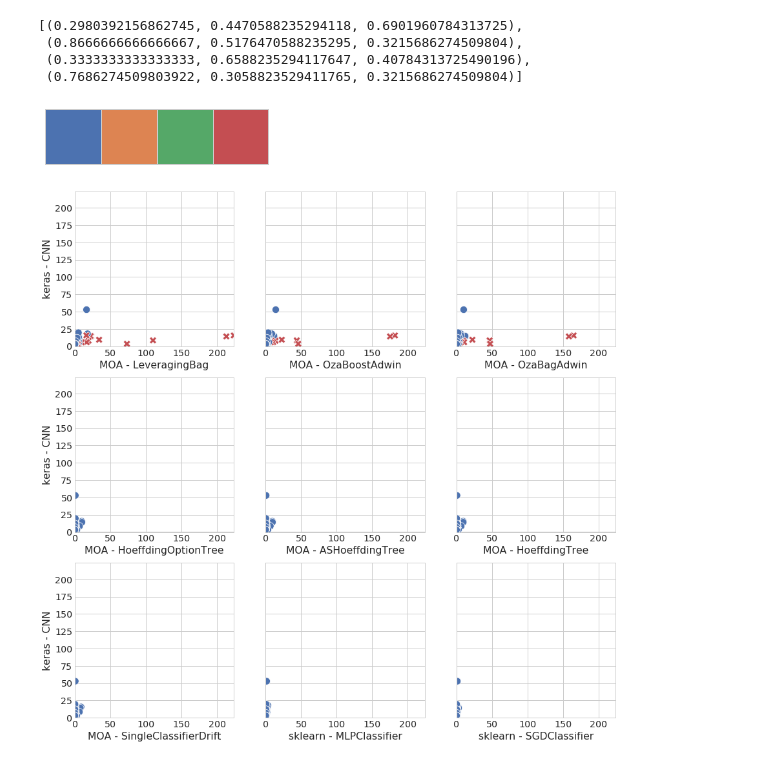
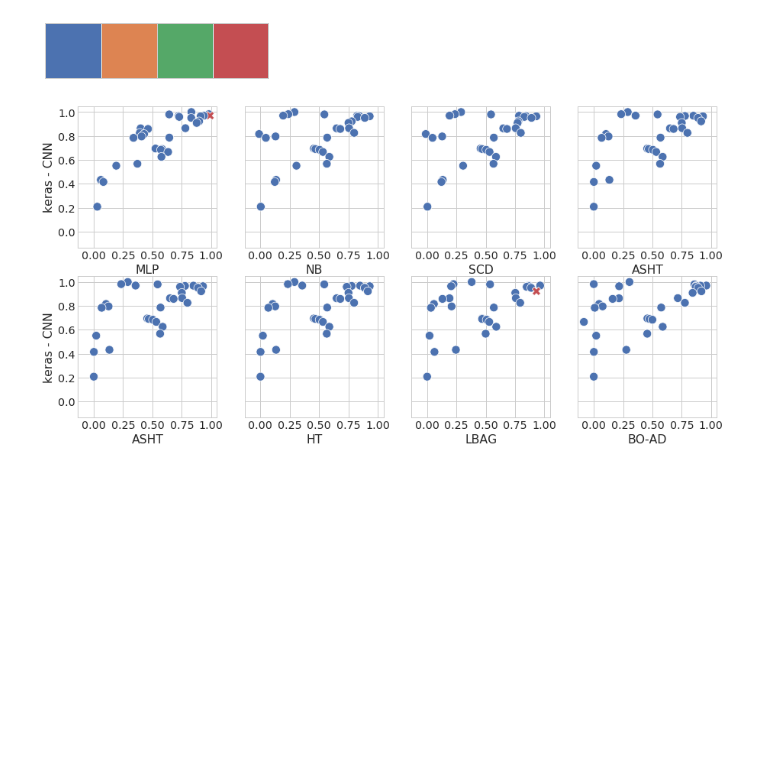
Before and after one commit to pedrolarben/ADLStream, a Jupyter notebook: utils/notebooks/kappa-plots.ipynb, the cells around one changed output. Cells and saved outputs as stored; diff of their text form; code cells hidden in the pictures; blank space fills up the shorter version.

```diff
--- a/utils/notebooks/kappa-plots.ipynb
+++ b/utils/notebooks/kappa-plots.ipynb
@@ -23,17 +22,24 @@ _CLASSIFIER = 'keras_parallel_3_Dilated_Conv'
 
 datasets_to_remove = ['bankmarketingnorm', 'airlinesnorm']
 datasets_to_remove += ['breast', 'carnorm', 'covtype', 'electricity', 'higgs200k', 'kddcup99norm', 'ozone', 'pendigitis', 'pokerhand', 'spambase', 'susy100k']
-classifiers_to_remove = ['keras_3_Dilated_Conv', 'keras_parallel_3_Dilated_Conv']
+classifiers_to_remove = ['keras_3_Dilated_Conv', 'keras_parallel_3_Dilated_Conv', 'MOA_SGD', 'MOA_WeightedMajorityAlgorithm', 'MOA_Perceptron']
 # %%
 # read data
 metrics = pd.read_csv(_METRICS_FILE+'.csv')
 
 # Delete datasets and classifier that we dont want
 metrics = metrics[~metrics.classifier.isin(classifiers_to_remove)]
-metrics = metrics[metrics.classifier.isin(['MOA_ASHoeffdingTree', 'MOA_HoeffdingOptionTree', 'MOA_HoeffdingTree', 'MOA_LeveragingBag', 'MOA_OzaBagAdwin', 'MOA_OzaBoostAdwin', 'MOA_SingleClassifierDrift', 'keras_parallel_3_Dilated_Conv_pooling', 'sklearn_MLPClassifier', 'sklearn_SGDClassifier'])]
 metrics = metrics[~metrics.dataset.isin(datasets_to_remove)]
+metrics = metrics[metrics['instances']>1000]
 
-metrics = metrics[metrics['instances']>1000]
+metrics_table_full = metrics.pivot(index='dataset',columns='classifier')[_METRIC]
+metrics_table_full = metrics_table_full.dropna()
+metrics_table_full = metrics_table_full.reindex(metrics_table_full.mean().sort_values(ascending=False).index, axis=1)
+metrics_table_full = metrics_table_full.sort_values(by=list(metrics_table_full.columns), ascending=False)
+metrics_table_full = metrics_table_full[metrics_table_full.columns[0:]]
+
+metrics = metrics[metrics.classifier.isin(['MOA_ASHoeffdingTree', 'MOA_HoeffdingTree', 'MOA_LeveragingBag', 'MOA_OzaBoostAdwin', 'MOA_SingleClassifierDrift', 'keras_parallel_3_Dilated_Conv_pooling', 'sklearn_MLPClassifier', 'sklearn_SGDClassifier', 'MOA_NaiveBayes'])]
+
 
 print(len(metrics.dataset.unique()), "datasets")
 metrics.sample(10)
@@ -56,7 +68,7 @@ metrics_table = metrics_table.dropna()
 metrics_table = metrics_table.reindex(metrics_table.mean().sort_values(ascending=False).index, axis=1)
 metrics_table = metrics_table.sort_values(by=list(metrics_table.columns), ascending=False)
 metrics_table = metrics_table[metrics_table.columns[0:]]
-limits = (min(metrics_table.min().min()-0.05, -0.1), max(metrics_table.max().max()+0.05, 1.1))
+limits = (min(metrics_table.min().min()-0.05, -0.1), max(metrics_table.max().max(), 1.0))
 print(limits)
 
 metrics_table
@@ -116,10 +161,12 @@ with plt.style.context('seaborn-whitegrid'):
 # %%
-sns.set(font_scale=1.0)
+sns.set(font_scale=1.5)
 with plt.style.context('seaborn-whitegrid'):
-    fig,ax = plt.subplots(figsize=(10,10))
-    sns.heatmap(metrics_table, cmap=sns.color_palette("Greys"), annot=True, linewidth=0.0, ax=ax, cbar_kws={'label': 'kappa'})
-    ax.set_xticklabels(classifier_labels, rotation=90, ha="right", rotation_mode="anchor")
-    ax.set_xlabel("Classifier")
+    fig,ax = plt.subplots(figsize=(13,10))
+    sns.heatmap(metrics_table_full, cmap=sns.color_palette("Greys",26), annot=False, linewidth=.0, linecolor='white', ax=ax, cbar_kws={'label': 'kappa'})
+    ax.set_yticklabels(str(i) for i in range(1,len(metrics_table.index)+1))
+    ax.set_xticklabels(abbr_full_ls, rotation=90, ha="right", rotation_mode="anchor", verticalalignment='center')
+    ax.set_xlabel("")
     ax.set_ylabel("Dataset")
-#plt.savefig("files/plots/heatmap.png")
+    plt.savefig("files/plots/heatmap.eps", format='eps', bbox_inches='tight')
+print(len(metrics_table.index))
 # %% [output]
@@ -128,11 +176,8 @@ with plt.style.context('seaborn-whitegrid'):
 with plt.style.context('seaborn-whitegrid'):
     sns.palplot(sns.color_palette(n_colors=4))
 sns.color_palette(n_colors=4)
+pal = {True:(0.2980392156862745, 0.4470588235294118, 0.6901960784313725), False:(0.7686274509803922, 0.3058823529411765, 0.3215686274509804)}
 # %% [output]
-[(0.2980392156862745, 0.4470588235294118, 0.6901960784313725),
- (0.8666666666666667, 0.5176470588235295, 0.3215686274509804),
- (0.3333333333333333, 0.6588235294117647, 0.40784313725490196),
- (0.7686274509803922, 0.3058823529411765, 0.3215686274509804)]
 [figure]
 # %%
 sns.set(font_scale=1.3)
@@ -143,42 +188,44 @@ metrics_table['size'] = metrics.pivot(index='dataset', columns = 'classifier', v
 
 #pal = {True:(0.12156862745098039, 0.4666666666666667, 0.7058823529411765) , False:(0.8392156862745098, 0.15294117647058825, 0.1568627450980392)}
 #pal = {True:(0.17254901960784313, 0.6274509803921569, 0.17254901960784313) , False:(0.8392156862745098, 0.15294117647058825, 0.1568627450980392)}
+pal = {True:(0.2980392156862745, 0.4470588235294118, 0.6901960784313725), False:(0.7686274509803922, 0.3058823529411765, 0.3215686274509804)}
+
 
 with plt.style.context('seaborn-whitegrid'):
-    fig, ax = plt.subplots(3,3, figsize=(15,15))
+    fig, ax = plt.subplots(2,4, figsize=(15,7.5))
 
-    for i in range(3):
-        for j in range(3):
+    for i in range(2):
+        for j in range(4):
 
             clf = classifiers[i*3+j]
             metrics_table['diff'] = ((metrics_table[clf_name]-metrics_table[clf])>0)
 
 
             #sns.lineplot(x=[-1,2], y=[-1,2], ax=ax[i][j], dashes=True, color='white')
             #ax[i][j].lines[0].set_linestyle("--")
             sns.scatterplot(y=metrics_table[clf_name], x=metrics_table[clf], palette=pal, ax=ax[i][j],hue=metrics_table['diff'], legend=False, style = ~metrics_table['diff'], s=125 )#, size=metrics_table['size'])
 
             count_ls = [metrics_table[metrics_table['diff']]['diff'].count(),metrics_table[~metrics_table['diff']]['diff'].count()]
 
             #patches, autotexts = ax[i][j].pie(count_ls,labeldistance=0.5, colors = ((*pal[True],0.9),(*pal[False],0.9)), frame=True, center=(0.9,0.0), radius=0.1)
             #autotexts[0].set_color('white')
             #autotexts[1].set_color('white')
 
 
             ax[i][j].set_ylabel('keras - CNN')
-            ax[i][j].set_xlabel(clf.replace('_',' - '))
-            ax[i][j].set_xlim(limits)
-            ax[i][j].set_ylim(limits)
+            ax[i][j].set_xlabel(abbr_ls[i*3+j+1])
+            ax[i][j].set_xlim(limits[0],limits[1]+0.05)
+            ax[i][j].set_ylim(limits[0],limits[1]+0.05)
             if i != 2:
                 pass
                 #ax[i][j].set_xticklabels([])
             if j != 0:
                 ax[i][j].set_ylabel('')
                 ax[i][j].set_yticklabels([])
 
 #plt.savefig('files/plots/scatter.png', dpi=fig.dpi)
 del metrics_table['size'], metrics_table['diff']
 sns.set(font_scale=1)
 # %% [output]
-[figure, old version]
+[figure, new version]
 # %%
```
Also changed, not shown: parts of 15 cells of this notebook, 14 other files.
